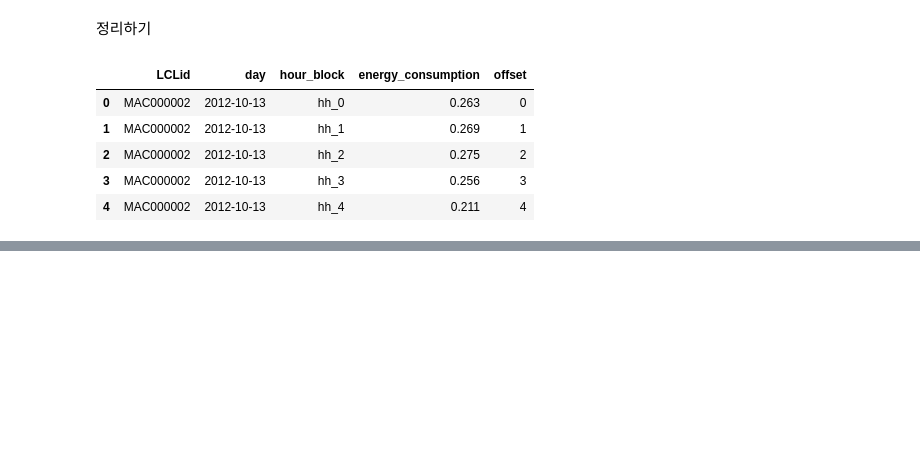
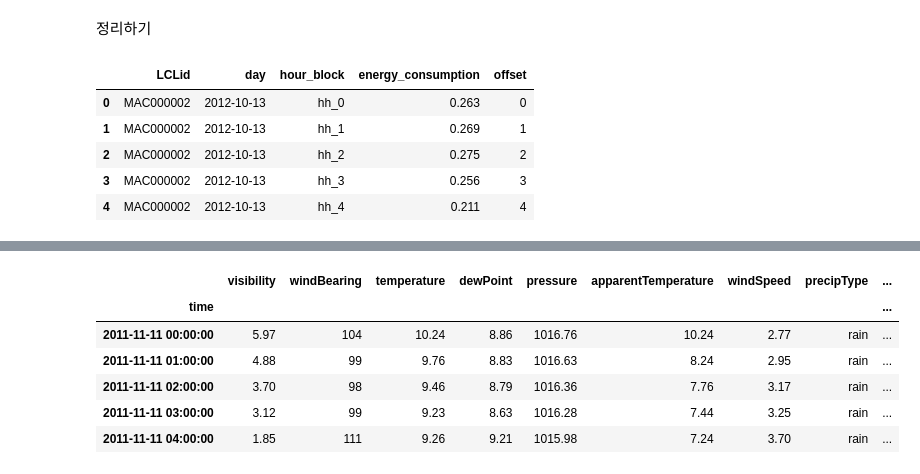
Before and after one commit to sguys99/self-study, a Jupyter notebook: modern_ts/ch02/02 - preprocessing london smard meter dataset.ipynb, the cells around one changed output, grey strips where cells are left out. Cells and saved outputs as stored; diff of their text form; code cells hidden in the pictures; blank space fills up the shorter version.

```diff
--- a/modern_ts/ch02/02 - preprocessing london smard meter dataset.ipynb
+++ b/modern_ts/ch02/02 - preprocessing london smard meter dataset.ipynb
@@ -166,0 +448,13 @@ Compact form
+# %%
+weather_hourly = pd.read_csv(source_data/"weather_hourly_darksky.csv", parse_dates=False)
+weather_hourly['time'] = pd.to_datetime(weather_hourly['time'], yearfirst=True)
+weather_hourly.set_index("time", inplace=True)
+weather_hourly.head()
+# %% [output]
+|  | visibility | windBearing | temperature | dewPoint | pressure | apparentTemperature | windSpeed | precipType | ... |
+| time |  |  |  |  |  |  |  |  | ... |
+| 2011-11-11 00:00:00 | 5.97 | 104 | 10.24 | 8.86 | 1016.76 | 10.24 | 2.77 | rain | ... |
+| 2011-11-11 01:00:00 | 4.88 | 99 | 9.76 | 8.83 | 1016.63 | 8.24 | 2.95 | rain | ... |
+| 2011-11-11 02:00:00 | 3.70 | 98 | 9.46 | 8.79 | 1016.36 | 7.76 | 3.17 | rain | ... |
+| 2011-11-11 03:00:00 | 3.12 | 99 | 9.23 | 8.63 | 1016.28 | 7.44 | 3.25 | rain | ... |
+| 2011-11-11 04:00:00 | 1.85 | 111 | 9.26 | 9.21 | 1015.98 | 7.24 | 3.70 | rain | ... |
```
Also changed, not shown: parts of 49 cells of this notebook, 1 other file.
